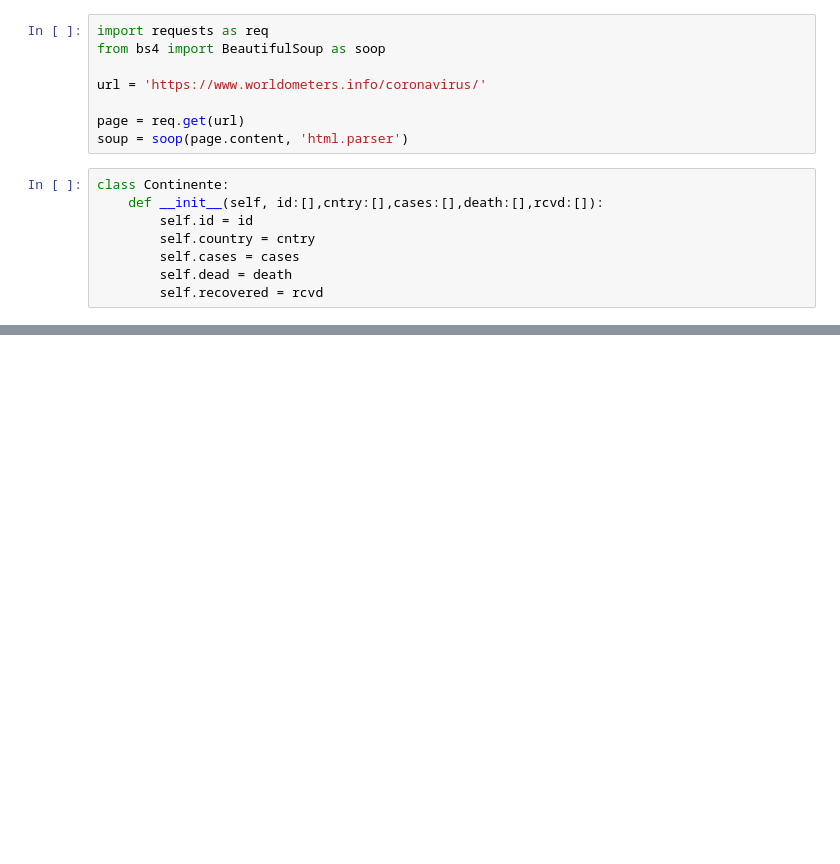
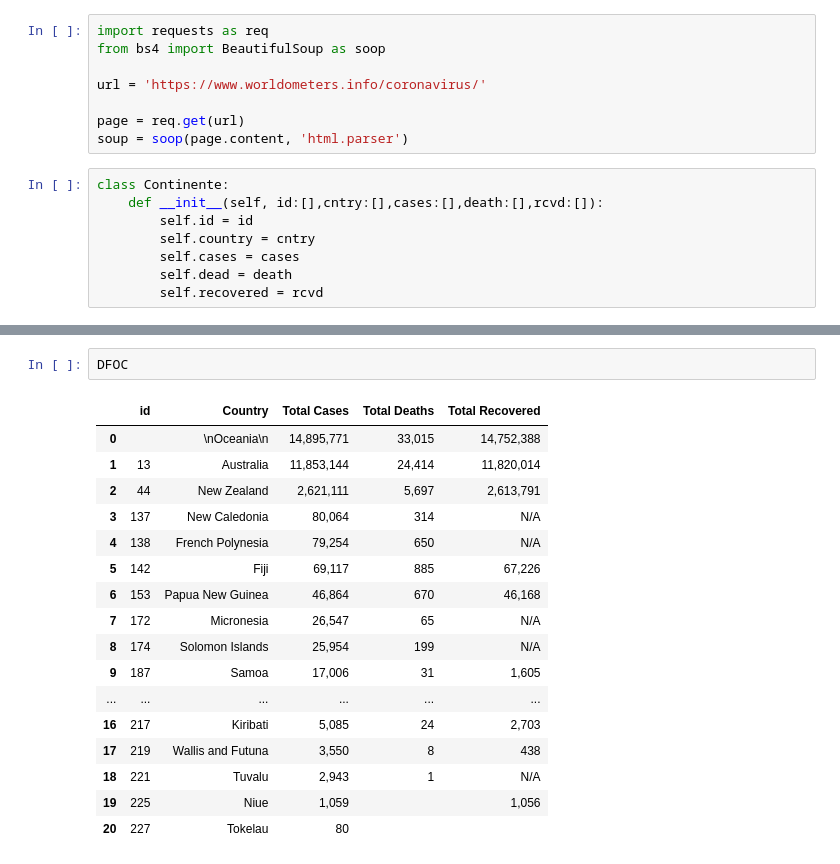
Before and after one commit to SLC-ITESO/MineriaDatos, a Jupyter notebook: Acts/Actividad 3-1/Actividad 3.1.ipynb, the cells around one changed output, grey strips where cells are left out. Cells and saved outputs as stored; diff of their text form; blank space fills up the shorter version.

```diff
--- a/Acts/Actividad 3-1/Actividad 3.1.ipynb
+++ b/Acts/Actividad 3-1/Actividad 3.1.ipynb
@@ -135,0 +214,20 @@ DFAFR
+# %%
+DFOC
+# %% [output]
+|  | id | Country | Total Cases | Total Deaths | Total Recovered |
+| 0 |  | \nOceania\n | 14,895,771 | 33,015 | 14,752,388 |
+| 1 | 13 | Australia | 11,853,144 | 24,414 | 11,820,014 |
+| 2 | 44 | New Zealand | 2,621,111 | 5,697 | 2,613,791 |
+| 3 | 137 | New Caledonia | 80,064 | 314 | N/A |
+| 4 | 138 | French Polynesia | 79,254 | 650 | N/A |
+| 5 | 142 | Fiji | 69,117 | 885 | 67,226 |
+| 6 | 153 | Papua New Guinea | 46,864 | 670 | 46,168 |
+| 7 | 172 | Micronesia | 26,547 | 65 | N/A |
+| 8 | 174 | Solomon Islands | 25,954 | 199 | N/A |
+| 9 | 187 | Samoa | 17,006 | 31 | 1,605 |
+| ... | ... | ... | ... | ... | ... |
+| 16 | 217 | Kiribati | 5,085 | 24 | 2,703 |
+| 17 | 219 | Wallis and Futuna | 3,550 | 8 | 438 |
+| 18 | 221 | Tuvalu | 2,943 | 1 | N/A |
+| 19 | 225 | Niue | 1,059 |  | 1,056 |
+| 20 | 227 | Tokelau | 80 |  |  |
```
Also changed, not shown: parts of 8 cells of this notebook.
